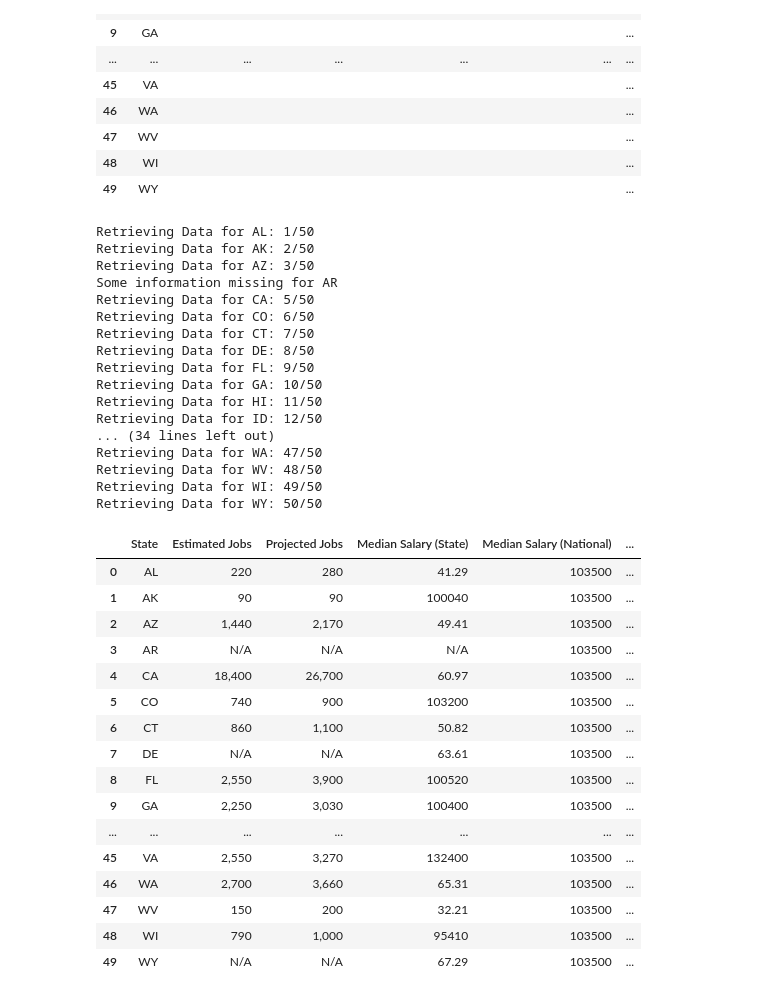
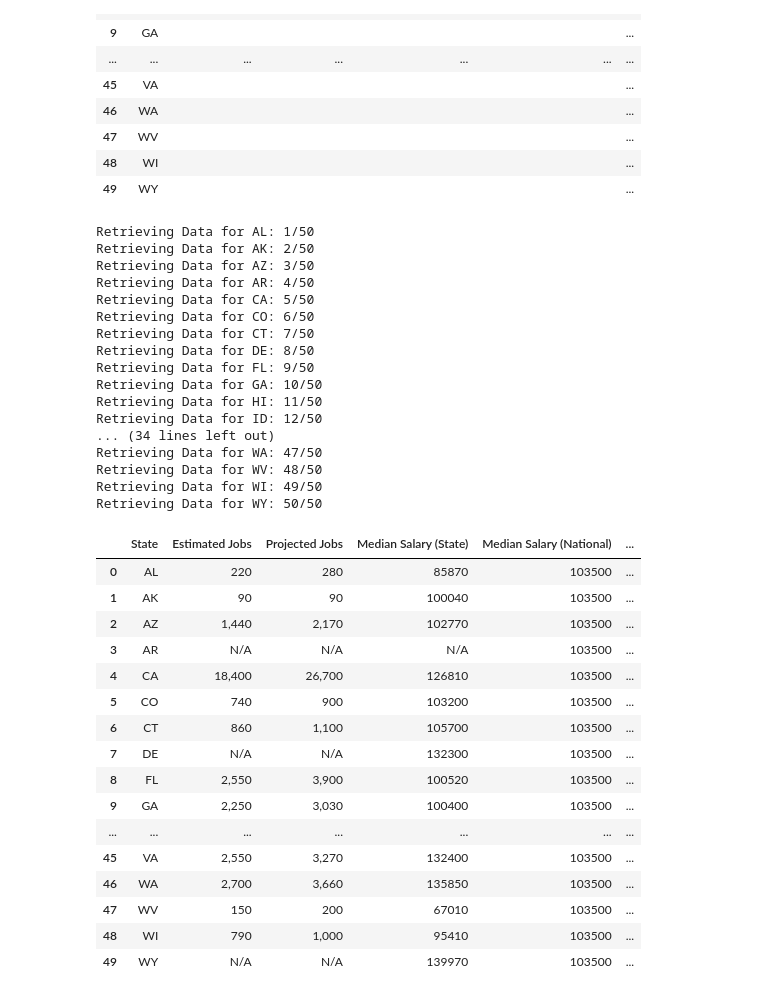
Before and after one commit to peatk/Group3_Project_-1, a Jupyter notebook: DataAnalysisDataAnalysts.ipynb, the cells around one changed output. Saved outputs shown, nothing was run; the diff lists cells and outputs as text; code cells hidden in the pictures.

Commit message:
Modified code to be more robust and efficient in collecting the API information. Achieved through list comprehensions in the for loop

```diff
--- a/DataAnalysisDataAnalysts.ipynb
+++ b/DataAnalysisDataAnalysts.ipynb
@@ -87,78 +87,87 @@ params = {"training":training,
          "trainingPrograms":trainingPrograms}
 counter = 1
 
-#Create a for loop to iterate through the DataFrame, capturing the state of that row in a variable and using it for the
+# Create a for loop to iterate through the DataFrame, capturing the state of that row in a variable and using it for the
 # API call for that state. Capture the relevant info in the API call and store in into the DataFrame directly.
 
 # Add an except clause to notify if there is missing or unavailable information for a State.
 
-# For now, created a way to identify if median info grabbed from the API is incorrect because the call will consistently
-# return the national median instead of the state's medians.
-# The predictable error is identified and replaced with "N/A" in the DF. Missing info is also replaced with "N/A"
+# Since the API's format is inconsistent (i.e. hourly and annual rates are found in different order/missing,
+#estimated/projected job information is sometimes missing), specific responses for wages and projections were stored in
+# variables. List comprehensions were done on these variables not only to ensure the correct information is being found,
+# but also return "N/A" in the DataFrame for missing information.
 
 for index, row in states_df.iterrows():
 
     state = states_df.loc[index,"State"]
     api_url_2 = f"{base_url}/{acct_id}/Data%20Scientists/{state}?{params}"
     response_2= requests.get(api_url_2,headers=headers,params=params).json()
+    result_wage = response_2["OccupationDetail"][0]["Wages"]["StateWagesList"]
+    result_jobs = response_2["OccupationDetail"][0]["Projections"]["Projections"]
+
+    try:
+
+        states_df.loc[index,"Median Salary (National)"] = response_2["OccupationDetail"][0]["Wages"]["NationalWagesList"][0]["Median"]
+
+        median_state_salary = [x['Median'] for x in result_wage if x['RateType']== 'Annual']
+        states_df.loc[index,"Median Salary (State)"] = median_state_salary[0] if median_state_salary else "N/A"
 
 
-    try:
-        states_df.loc[index,"Projected Jobs"] = response_2["OccupationDetail"][0]["Projections"]["Projections"][0]["ProjectedEmployment"]
-        states_df.loc[index,"Median Salary (National)"] = response_2["OccupationDetail"][0]["Wages"]["NationalWagesList"][0]["Median"]
-        states_df.loc[index,"Estimated Jobs"] = response_2["OccupationDetail"][0]["Projections"]["Projections"][0]["EstimatedEmployment"]
-        states_df.loc[index,"Median Salary (State)"] = response_2["OccupationDetail"][0]["Wages"]["StateWagesList"][0]["Median"]
+        estimated_jobs = [x['EstimatedEmployment'] for x in result_jobs if x['StateName'] != "United States"]
+        states_df.loc[index,"Estimated Jobs"] = estimated_jobs[0] if estimated_jobs else "N/A"
+
+
+        projected_jobs = [x['ProjectedEmployment'] for x in result_jobs if x['StateName'] != "United States"]
+        states_df.loc[index,"Projected Jobs"] = projected_jobs[0] if projected_jobs else "N/A"
+
+
+
         print(f"Retrieving Data for {state}: {counter}/50")
         counter = counter +1
-        if response_2["OccupationDetail"][0]["Projections"]["Projections"][0]["EstimatedEmployment"] == "168,900":
-            states_df.loc[index,"Estimated Jobs"] = "N/A"
-            states_df.loc[index,"Projected Jobs"] = "N/A"
+
 
     except:
 
-        states_df.loc[index,"Median Salary (State)"] = "N/A"
+
 
         print(f"Some information missing for {state}")
         counter = counter+1
-        if response_2["OccupationDetail"][0]["Projections"]["Projections"][0]["EstimatedEmployment"] == "168,900":
-            states_df.loc[index,"Estimated Jobs"] = "N/A"
-            states_df.loc[index,"Projected Jobs"] = "N/A"
 
 
 states_df
 # %% [output]
 Retrieving Data for AL: 1/50
 Retrieving Data for AK: 2/50
 Retrieving Data for AZ: 3/50
-Some information missing for AR
+Retrieving Data for AR: 4/50
 Retrieving Data for CA: 5/50
 Retrieving Data for CO: 6/50
 Retrieving Data for CT: 7/50
 Retrieving Data for DE: 8/50
 Retrieving Data for FL: 9/50
 Retrieving Data for GA: 10/50
 Retrieving Data for HI: 11/50
 Retrieving Data for ID: 12/50
 ... (34 lines left out)
 Retrieving Data for WA: 47/50
 Retrieving Data for WV: 48/50
 Retrieving Data for WI: 49/50
 Retrieving Data for WY: 50/50
 |  | State | Estimated Jobs | Projected Jobs | Median Salary (State) | Median Salary (National) | ... |
-| 0 | AL | 220 | 280 | 41.29 | 103500 | ... |
+| 0 | AL | 220 | 280 | 85870 | 103500 | ... |
 | 1 | AK | 90 | 90 | 100040 | 103500 | ... |
-| 2 | AZ | 1,440 | 2,170 | 49.41 | 103500 | ... |
+| 2 | AZ | 1,440 | 2,170 | 102770 | 103500 | ... |
 | 3 | AR | N/A | N/A | N/A | 103500 | ... |
-| 4 | CA | 18,400 | 26,700 | 60.97 | 103500 | ... |
+| 4 | CA | 18,400 | 26,700 | 126810 | 103500 | ... |
 | 5 | CO | 740 | 900 | 103200 | 103500 | ... |
-| 6 | CT | 860 | 1,100 | 50.82 | 103500 | ... |
-| 7 | DE | N/A | N/A | 63.61 | 103500 | ... |
+| 6 | CT | 860 | 1,100 | 105700 | 103500 | ... |
+| 7 | DE | N/A | N/A | 132300 | 103500 | ... |
 | 8 | FL | 2,550 | 3,900 | 100520 | 103500 | ... |
 | 9 | GA | 2,250 | 3,030 | 100400 | 103500 | ... |
 | ... | ... | ... | ... | ... | ... | ... |
 | 45 | VA | 2,550 | 3,270 | 132400 | 103500 | ... |
-| 46 | WA | 2,700 | 3,660 | 65.31 | 103500 | ... |
-| 47 | WV | 150 | 200 | 32.21 | 103500 | ... |
+| 46 | WA | 2,700 | 3,660 | 135850 | 103500 | ... |
+| 47 | WV | 150 | 200 | 67010 | 103500 | ... |
 | 48 | WI | 790 | 1,000 | 95410 | 103500 | ... |
-| 49 | WY | N/A | N/A | 67.29 | 103500 | ... |
+| 49 | WY | N/A | N/A | 139970 | 103500 | ... |
 # %%
```
Also changed, not shown: parts of 2 cells of this notebook.
